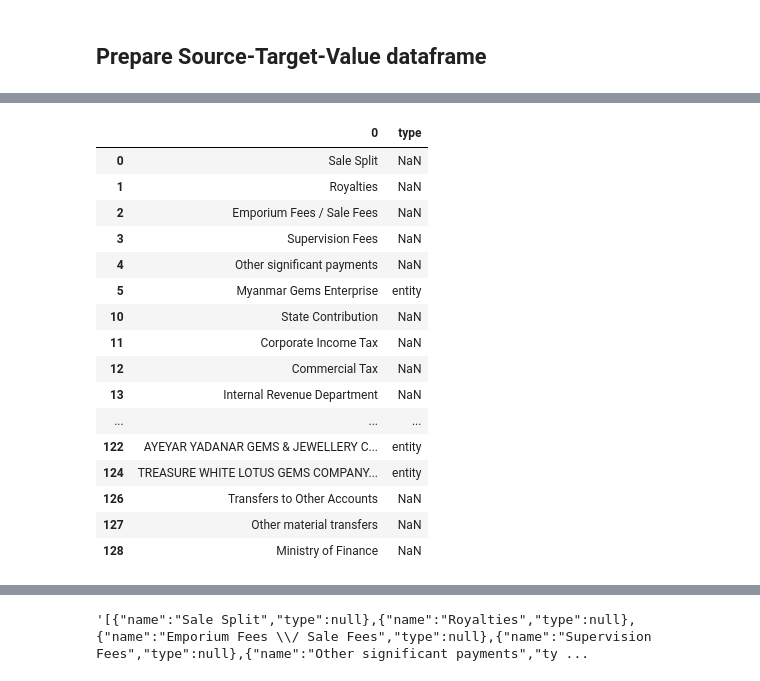
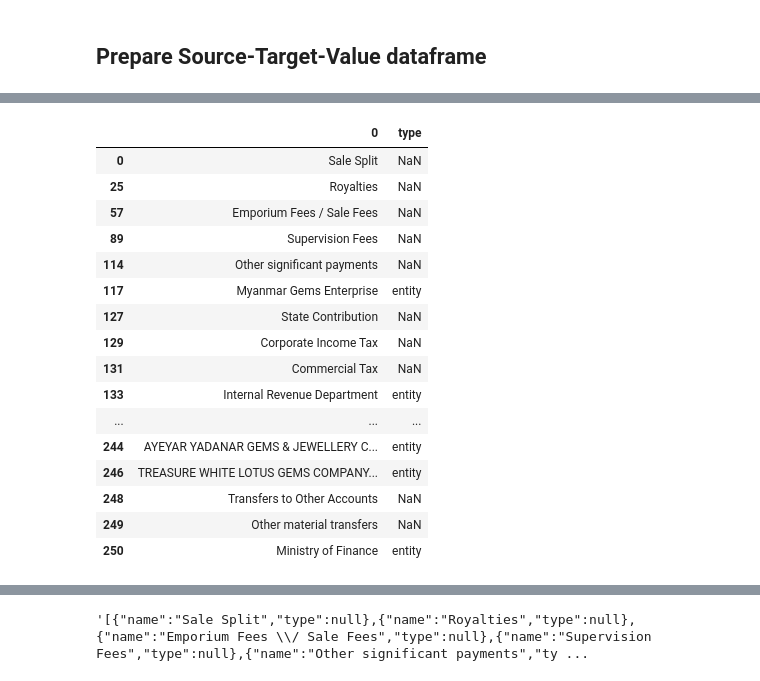
Before and after one commit to NRGI/jade-revenues, a Jupyter notebook: revenues-test/Preparing Data 2013-14.ipynb, the cells around one changed output, grey strips where cells are left out. Drawn from its saved outputs; the diff is of its cells as text; code cells hidden in the pictures.

Commit message:
Added 2014-15 data

```diff
--- a/revenues-test/Preparing Data 2013-14.ipynb
+++ b/revenues-test/Preparing Data 2013-14.ipynb
@@ -68,6 +68,7 @@ df['revenue_stream_short'] = df['name_of_revenue_stream'].str.split(' - ').str[1
 # %%
 df_gemsjade = df[df['Commodities'] == 'Gems & Jade']
 df_gemsjade['type'] = 'entity'
+df_gemsjade['target_type'] = ''
 # %% [output]
 A value is trying to be set on a copy of a slice from a DataFrame.
 Try using .loc[row_indexer,col_indexer] = value instead
@@ -112,19 +118,19 @@ company_totals
 df_gemsjade = pd.merge(df_gemsjade, company_totals, on='Company_name_cl')
 df_gemsjade = df_gemsjade.sort_values(by=['total_payments'], ascending=False)
 # %%
-append_dict_others = [{'Company_name_cl': 'Others (Not in Reconciliation Scope)', 'type': 'entity',
+append_dict_others = [{'Company_name_cl': 'Companies not in EITI Reconciliation', 'type': 'entity',
                        'revenue_stream_short': 'Royalties', 'value_reported': 111092756522 },
 
-                     {'Company_name_cl': 'Others (Not in Reconciliation Scope)', 'type': 'entity',
+                     {'Company_name_cl': 'Companies not in EITI Reconciliation', 'type': 'entity',
                        'revenue_stream_short': 'Sale Split', 'value_reported': 51742994736 },
 
-                     {'Company_name_cl': 'Others (Not in Reconciliation Scope)', 'type': 'entity',
+                     {'Company_name_cl': 'Companies not in EITI Reconciliation', 'type': 'entity',
                        'revenue_stream_short': 'Emporium Fees / Sale Fees', 'value_reported': 11401644588 },
 
-                     {'Company_name_cl': 'Others (Not in Reconciliation Scope)', 'type': 'entity',
+                     {'Company_name_cl': 'Companies not in EITI Reconciliation', 'type': 'entity',
                        'revenue_stream_short': 'Supervision Fees', 'value_reported': 1246890624 },
 
-                     {'Company_name_cl': 'Others (Not in Reconciliation Scope)', 'type': 'entity',
+                     {'Company_name_cl': 'Companies not in EITI Reconciliation', 'type': 'entity',
                        'revenue_stream_short': 'Other significant payments', 'value_reported': 2186525820 }]
 
 others_df = pd.DataFrame(append_dict_others)
@@ -149,7 +155,7 @@ df_gemsjade['revenue_stream_short'] = df_gemsjade['revenue_stream_short'].replac
 # %% [markdown]
 ## Remove negative payments for Sankey
 # %%
-df_gemsjade = df_gemsjade[df_gemsjade["value_reported"] >= 0]
+df_gemsjade = df_gemsjade[df_gemsjade["value_reported"] > 0]
 # %% [markdown]
 ## Prepare Source-Target-Value dataframe
 # %%
@@ -187,7 +193,7 @@ append_dict_transfers = [{'source': 'Myanmar Gems Enterprise', 'type': 'entity',
                          {'source': 'Myanmar Gems Enterprise', 'type': 'entity',
                        'target': 'Other material transfers', 'value': 119588538585 },
 
-                         {'source': 'State Contribution',
+                         {'source': 'State Contribution', 'target_type': 'entity',
                        'target': 'Ministry of Finance', 'value': 48367022000 },
 
                          {'source': 'Corporate Income Tax',
@@ -196,7 +202,7 @@ append_dict_transfers = [{'source': 'Myanmar Gems Enterprise', 'type': 'entity',
                          {'source': 'Commercial Tax',
                        'target': 'Internal Revenue Department', 'value': 21499000 },
 
-                         {'source': 'Internal Revenue Department',
+                         {'source': 'Internal Revenue Department', 'type': 'entity','target_type': 'entity',
                        'target': 'Ministry of Finance', 'value': 60480276000 }]
 
 append_dict_transfers_df = pd.DataFrame(append_dict_transfers)
@@ -255,32 +262,43 @@ links
 #print(to_append['value'].sum())
 #links
 # %%
-unique_list = pd.concat([links['source'], links['target']]).unique()
+unique_source = links['source'].unique()
+unique_targets = links['target'].unique()
 
-unique_list = pd.merge(pd.DataFrame(unique_list), links, left_on=0, right_on='source', how='left')
-unique_list = unique_list.filter([0,'type'])
+unique_source = pd.merge(pd.DataFrame(unique_source), links, left_on=0, right_on='source', how='left')
+unique_source = unique_source.filter([0,'type'])
+unique_targets = pd.merge(pd.DataFrame(unique_targets), links, left_on=0, right_on='target', how='left')
+unique_targets = unique_targets.filter([0,'target_type'])
+unique_targets.rename(columns = {'target_type':'type'}, inplace = True)
+
+unique_list = pd.concat([unique_source[0], unique_targets[0]]).unique()
+
+unique_list = pd.merge(pd.DataFrame(unique_list), \
+                       pd.concat([unique_source, unique_targets]), left_on=0, right_on=0, how='left')
+
 unique_list.drop_duplicates(subset=0, keep='first', inplace=True)
+
 replace_dict = {k: v for v, k in enumerate(unique_list[0])}
 unique_list
 #replace_dict
 # %% [output]
 |  | 0 | type |
 | 0 | Sale Split | NaN |
-| 1 | Royalties | NaN |
-| 2 | Emporium Fees / Sale Fees | NaN |
-| 3 | Supervision Fees | NaN |
-| 4 | Other significant payments | NaN |
-| 5 | Myanmar Gems Enterprise | entity |
-| 10 | State Contribution | NaN |
-| 11 | Corporate Income Tax | NaN |
-| 12 | Commercial Tax | NaN |
-| 13 | Internal Revenue Department | NaN |
+| 25 | Royalties | NaN |
+| 57 | Emporium Fees / Sale Fees | NaN |
+| 89 | Supervision Fees | NaN |
+| 114 | Other significant payments | NaN |
+| 117 | Myanmar Gems Enterprise | entity |
+| 127 | State Contribution | NaN |
+| 129 | Corporate Income Tax | NaN |
+| 131 | Commercial Tax | NaN |
+| 133 | Internal Revenue Department | entity |
 | ... | ... | ... |
-| 122 | AYEYAR YADANAR GEMS & JEWELLERY C... | entity |
-| 124 | TREASURE WHITE LOTUS GEMS COMPANY... | entity |
-| 126 | Transfers to Other Accounts | NaN |
-| 127 | Other material transfers | NaN |
-| 128 | Ministry of Finance | NaN |
+| 244 | AYEYAR YADANAR GEMS & JEWELLERY C... | entity |
+| 246 | TREASURE WHITE LOTUS GEMS COMPANY... | entity |
+| 248 | Transfers to Other Accounts | NaN |
+| 249 | Other material transfers | NaN |
+| 250 | Ministry of Finance | entity |
 # %%
 links_replaced = links.replace({"source": replace_dict,"target": replace_dict})
 # %%
```
Also changed, not shown: parts of 7 cells of this notebook, 13 other files.
